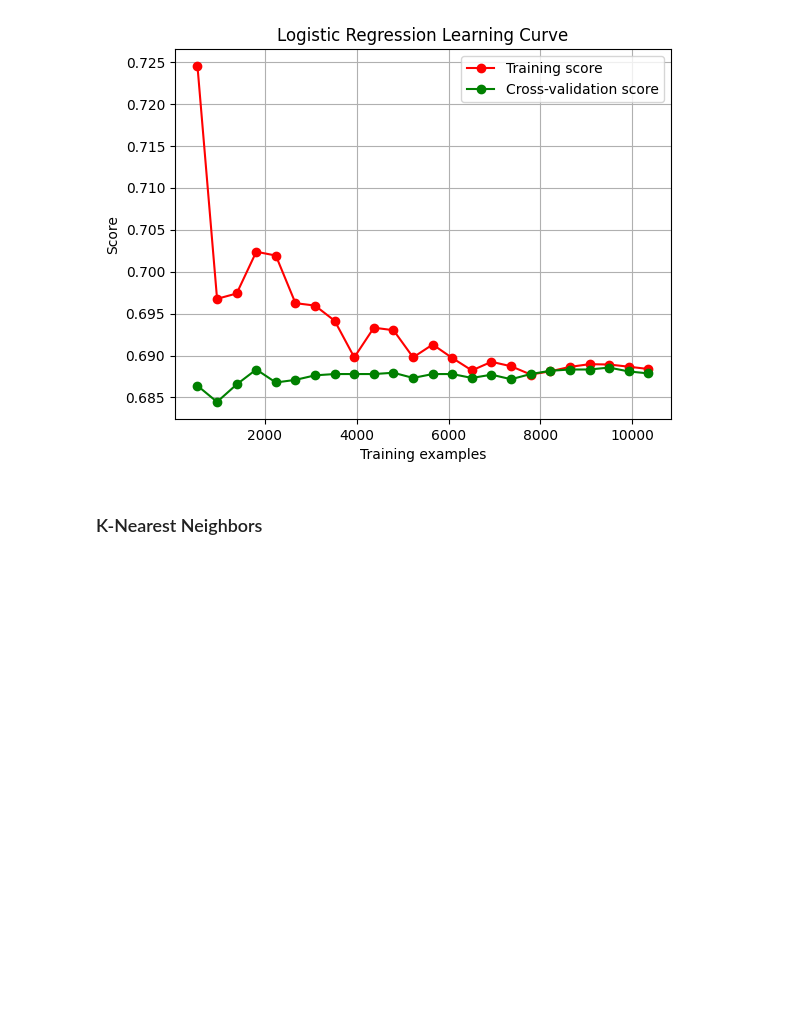
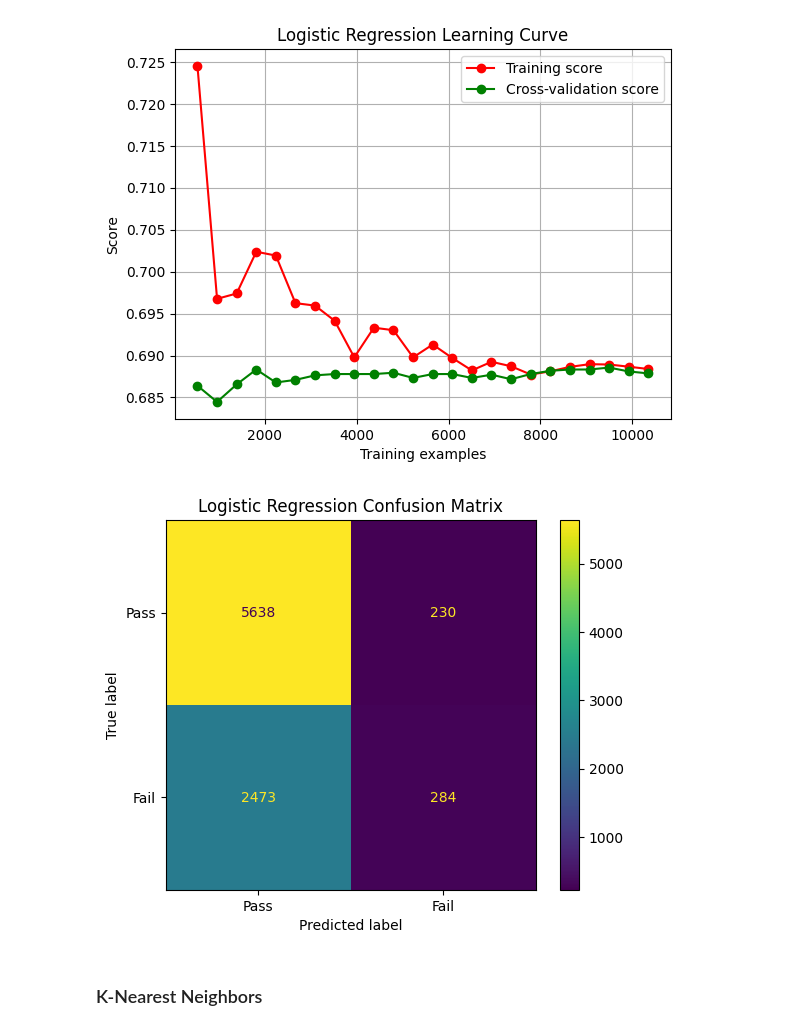
Before and after one commit to randmon/ucll_ti_data_and_ai_group_assignments, a Jupyter notebook: Assignment 3/modelling.ipynb, the cells around one changed output. Drawn from its saved outputs; the diff is of its cells as text; code cells hidden in the pictures; blank space fills up the shorter version.

```diff
--- a/Assignment 3/modelling.ipynb
+++ b/Assignment 3/modelling.ipynb
@@ -255,6 +255,10 @@ F1:              0.1736
 logistic_regression.plot_learning_curve()
 # %% [output]
 [figure]
+# %%
+logistic_regression.plot_confusion_matrix()
+# %% [output]
+[figure, added]
 # %% [markdown]
 ### K-Nearest Neighbors
 # %%
```
Also changed, not shown: parts of 18 cells of this notebook.
